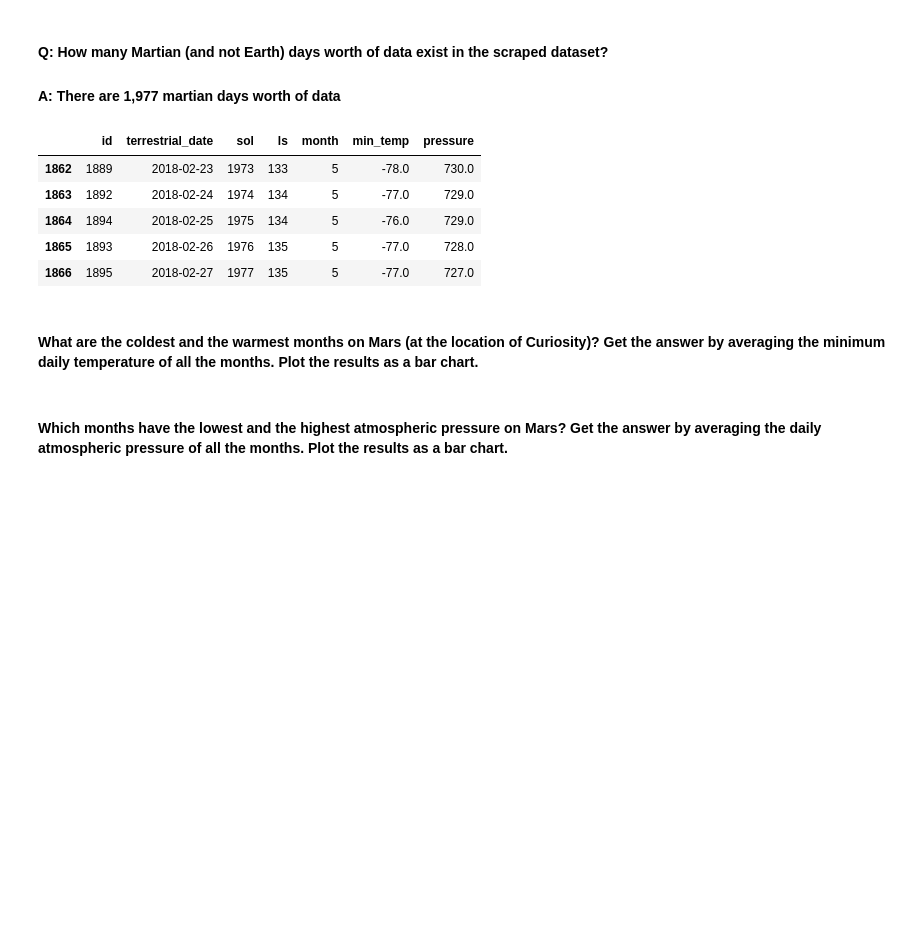
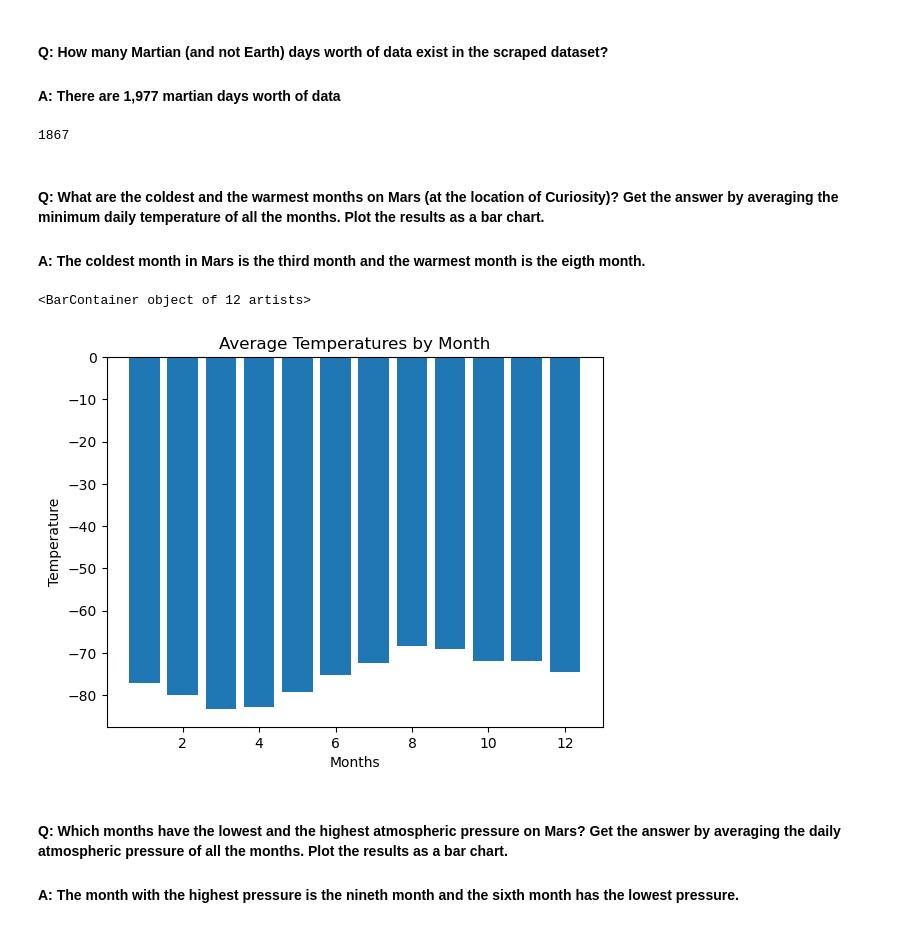
Before and after one commit to nabernal/mission-to-mars, a Jupyter notebook: Challenge/mars_data_challenge_part_2.ipynb, the cells around one changed output. Saved outputs shown, nothing was run; the diff lists cells and outputs as text; code cells hidden in the pictures; blank space fills up the shorter version.

```diff
--- a/Challenge/mars_data_challenge_part_2.ipynb
+++ b/Challenge/mars_data_challenge_part_2.ipynb
@@ -81,15 +81,28 @@ array([ 6,  7,  8,  9, 10, 11, 12,  1,  2,  3,  4,  5])
 
 #### A: There are 1,977 martian days worth of data
 # %%
-mars_temps_df.tail()
+martian_days = mars_temps_df['sol'].nunique()
+martian_days
 # %% [output]
-|  | id | terrestrial_date | sol | ls | month | min_temp | pressure |
-| 1862 | 1889 | 2018-02-23 | 1973 | 133 | 5 | -78.0 | 730.0 |
-| 1863 | 1892 | 2018-02-24 | 1974 | 134 | 5 | -77.0 | 729.0 |
-| 1864 | 1894 | 2018-02-25 | 1975 | 134 | 5 | -76.0 | 729.0 |
-| 1865 | 1893 | 2018-02-26 | 1976 | 135 | 5 | -77.0 | 728.0 |
-| 1866 | 1895 | 2018-02-27 | 1977 | 135 | 5 | -77.0 | 727.0 |
+1867
 # %% [markdown]
-#### What are the coldest and the warmest months on Mars (at the location of Curiosity)? Get the answer by averaging the minimum daily temperature of all the months. Plot the results as a bar chart.
+#### Q: What are the coldest and the warmest months on Mars (at the location of Curiosity)? Get the answer by averaging the minimum daily temperature of all the months. Plot the results as a bar chart.
+
+#### A: The coldest month in Mars is the third month and the warmest month is the eigth month.
+# %%
+# find coldest and warmest Mars month
+min_max_months = mars_temps_df.groupby('month').mean('min_temp')
+
+months = pd.Series(range(1,min_max_months['id'].count() + 1))
+# Plot results in bar graph
+plt.xlabel("Months")
+plt.ylabel("Temperature")
+plt.title("Average Temperatures by Month")
+plt.bar(months, min_max_months['min_temp'])
+# %% [output]
+<BarContainer object of 12 artists>
+[figure, added]
 # %% [markdown]
-#### Which months have the lowest and the highest atmospheric pressure on Mars? Get the answer by averaging the daily atmospheric pressure of all the months. Plot the results as a bar chart.
+#### Q: Which months have the lowest and the highest atmospheric pressure on Mars? Get the answer by averaging the daily atmospheric pressure of all the months. Plot the results as a bar chart.
+
+#### A: The month with the highest pressure is the nineth month and the sixth month has the lowest pressure.
```
Also changed, not shown: parts of 4 cells of this notebook, 2 other files.
